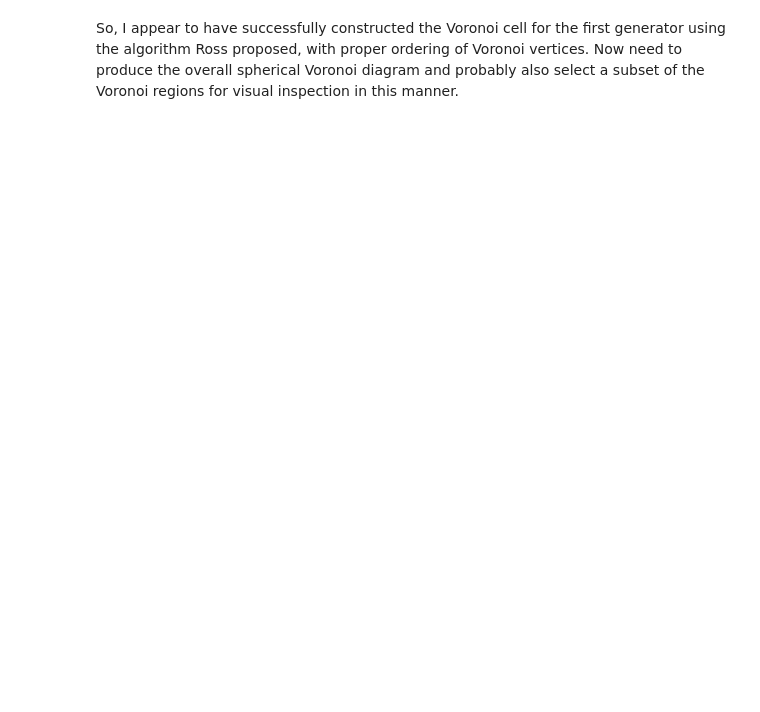
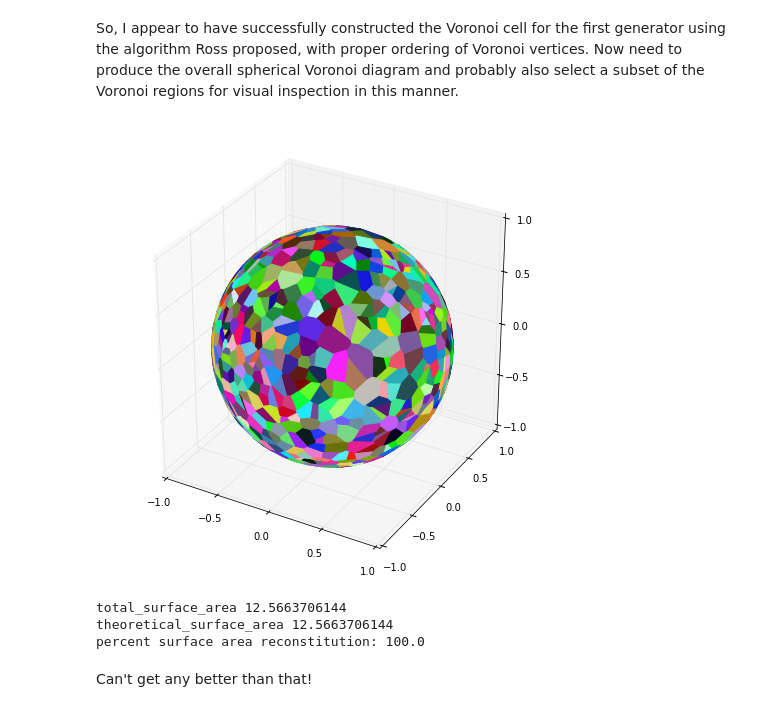
Before and after one commit to tylerjereddy/py_sphere_Voronoi, a Jupyter notebook: Delaunay_centroid_approach.ipynb, the cells around one changed output. Cells and saved outputs as stored; diff of their text form; code cells hidden in the pictures; blank space fills up the shorter version.

```diff
--- a/Delaunay_centroid_approach.ipynb
+++ b/Delaunay_centroid_approach.ipynb
@@ -244,2 +270,38 @@ ax.set_ylim((0.0,0.4))
 # %% [markdown]
 So, I appear to have successfully constructed the Voronoi cell for the first generator using the algorithm Ross proposed, with proper ordering of Voronoi vertices. Now need to produce the overall spherical Voronoi diagram and probably also select a subset of the Voronoi regions for visual inspection in this manner.
+# %%
+#plot the spherical Voronoi diagram
+fig_spherical_Voronoi = plt.figure()
+ax = fig_spherical_Voronoi.add_subplot('111', projection = '3d')
+import matplotlib.colors as colors
+for list_tetrahedron_indices_around_current_generator in list_of_sublists_of_tetrahedron_indices_surrounding_each_generator:
+    random_color = colors.rgb2hex(sp.rand(3))
+    current_voronoi_region_vertices_ordered = array_Voronoi_vertices[list_tetrahedron_indices_around_current_generator]
+    polygon = Poly3DCollection([current_voronoi_region_vertices_ordered], alpha = 1.0)
+    polygon.set_color(random_color)
+    ax.add_collection3d(polygon)
+
+ax.set_xlim((-1,1))
+ax.set_ylim((-1,1))
+ax.set_zlim((-1,1))
+fig_spherical_Voronoi.set_size_inches(8,8)
+# %% [output]
+[figure, added]
+# %%
+#check that the surface area reconstituted from the full set of Voronoi polygons is close to the theoretical surface area of the a unit sphere:
+total_surface_area = 0
+for list_tetrahedron_indices_around_current_generator in list_of_sublists_of_tetrahedron_indices_surrounding_each_generator:
+    current_voronoi_region_vertices_ordered = array_Voronoi_vertices[list_tetrahedron_indices_around_current_generator]
+    total_surface_area += voronoi_utility.calculate_surface_area_of_a_spherical_Voronoi_polygon(current_voronoi_region_vertices_ordered, 1.0)
+
+import math
+theoretical_surface_area = 4.0 * math.pi
+print 'total_surface_area', total_surface_area
+print 'theoretical_surface_area', theoretical_surface_area
+print 'percent surface area reconstitution:', (total_surface_area / theoretical_surface_area) * 100.
+# %% [output]
+total_surface_area 12.5663706144
+theoretical_surface_area 12.5663706144
+percent surface area reconstitution: 100.0
+# %% [markdown]
+Can't get any better than that!
```
Also changed, not shown: parts of 3 cells of this notebook.
